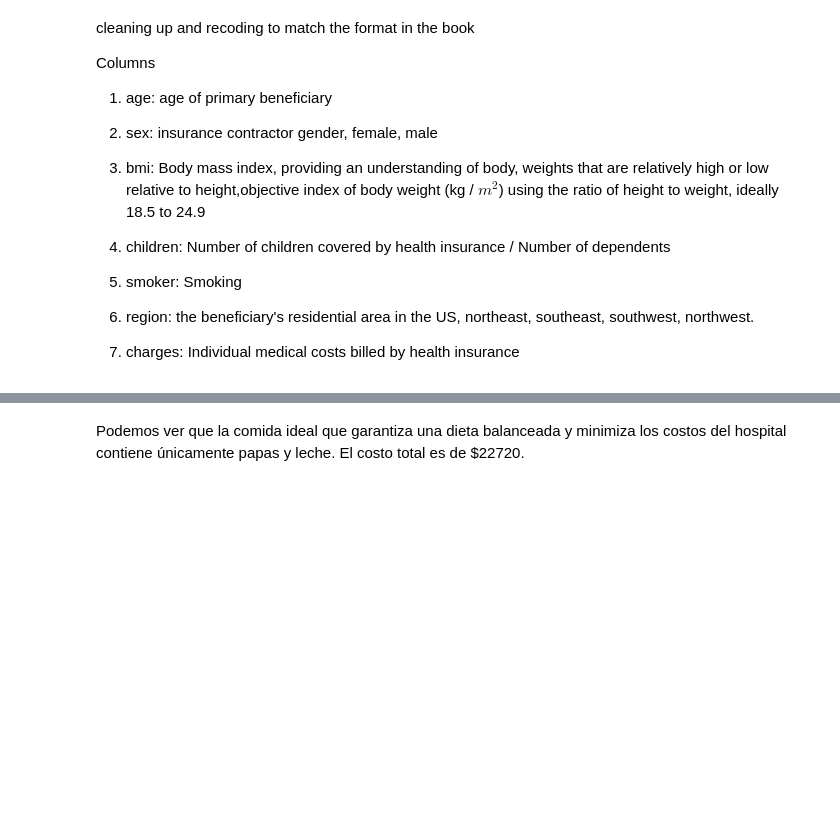
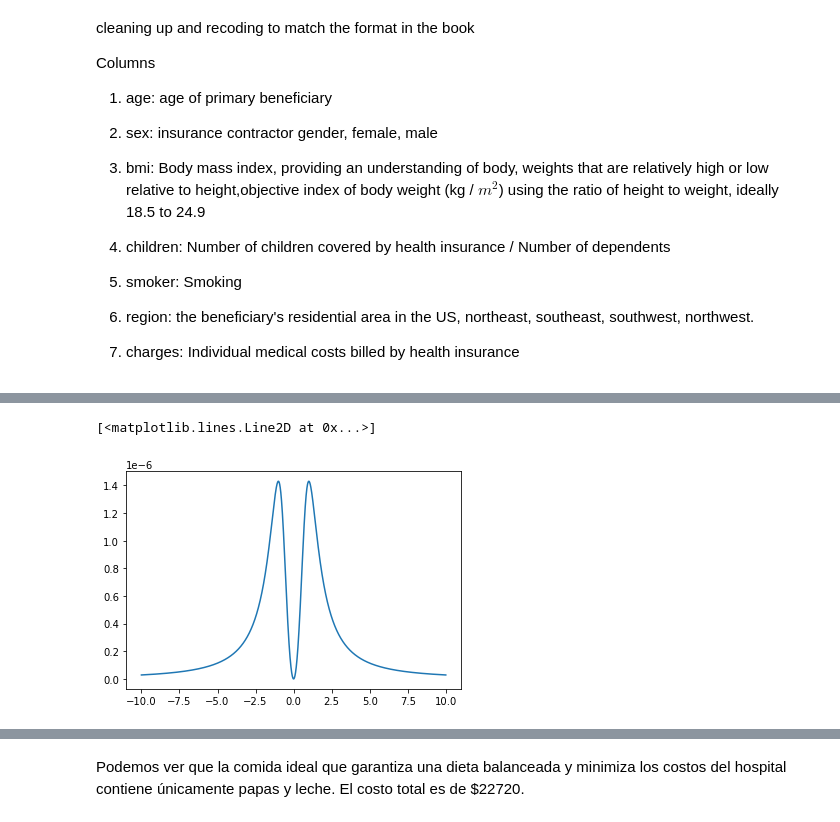
Before and after one commit to MantiMantilla/Ciencia-de-datos-aplicada-2021-20, a Jupyter notebook: Talleres/Módulo 4/Taller 8/Taller 8.ipynb, the cells around one changed output, grey strips where cells are left out. Cells and saved outputs as stored; diff of their text form; code cells hidden in the pictures; blank space fills up the shorter version.

```diff
--- a/Talleres/Módulo 4/Taller 8/Taller 8.ipynb
+++ b/Talleres/Módulo 4/Taller 8/Taller 8.ipynb
@@ -361,0 +54,29 @@ Acotamos los valores posibles de $a$ entre -50 y 50.
+# %%
+# Definimos la función a estudiar.
+def f(x, a, b):
+    return a + b * x ** 2
+
+# Planteamos las variables sobre las que queremos hacer el análisis
+problem = {
+    'num_vars': 2,
+    'names': ['a', 'b'],
+    'bounds': [[-50,  50 ],
+               [-50, 50]]
+}
+
+# Hacemos un sampling de las variables.
+param_values = saltelli.sample(problem, 2**12)
+
+# Creamos el intervalo en x sobre el cual vamos a evaluar la función
+x = np.linspace(-10, 10, 10000)
+
+# Evaluamos la función para cada muestra, para cada valor del intervalo de x.
+y = np.array([f(x, *params) for params in param_values])
+
+# Imprimimos el resultado transpuesto de la ejecución.
+# Esto resulta en un arreglo de tantas listas como valores de x en el intervalo.
+# Cada lista contiene los y de su respectivo x, para cada valor de la muestra de los parámetros.
+y.T
+
+# Analizamos el problema, para cada x por separado. Esto produce un arreglo con los
+sobol_indices = [sobol.analyze(problem, Y) for Y in y.T]
@@ -361,0 +144,6 @@ Acotamos los valores posibles de $a$ entre -50 y 50.
+# %%
+# Graficamos el efecto de la interacción entre a y b.
+plt.plot(x, np.array([s['S2'][0,1] for s in sobol_indices]))
+# %% [output]
+[<matplotlib.lines.Line2D at 0x...>]
+[figure, added]
```
Also changed, not shown: parts of 43 cells of this notebook, 2 other files.
